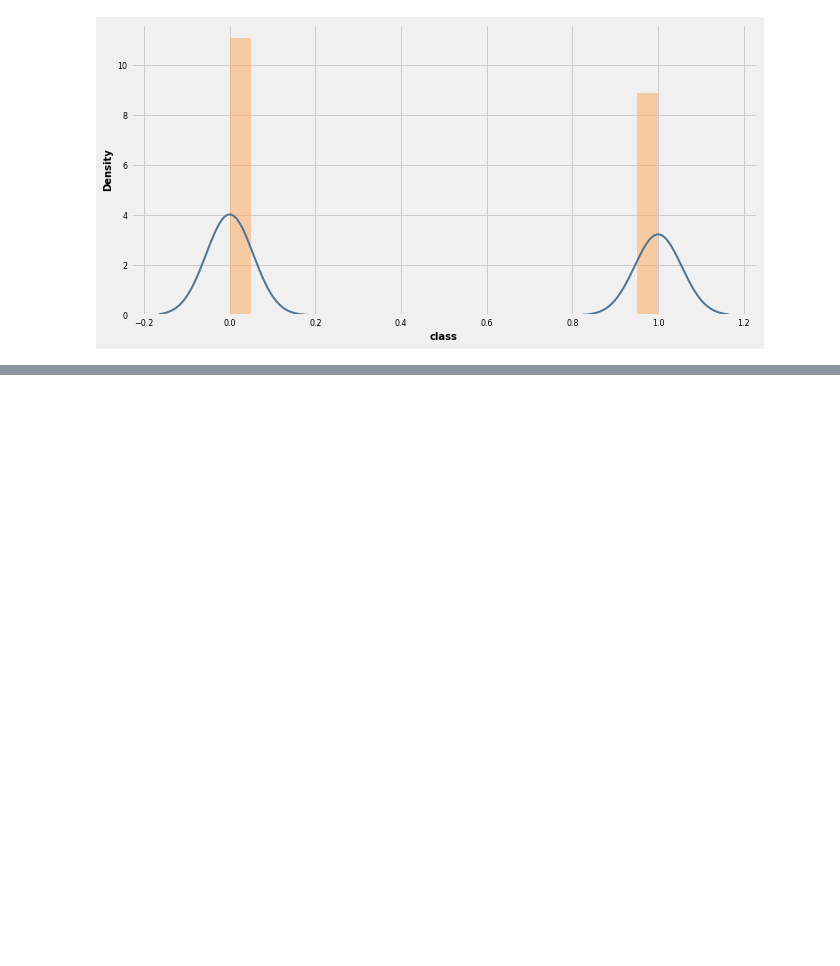
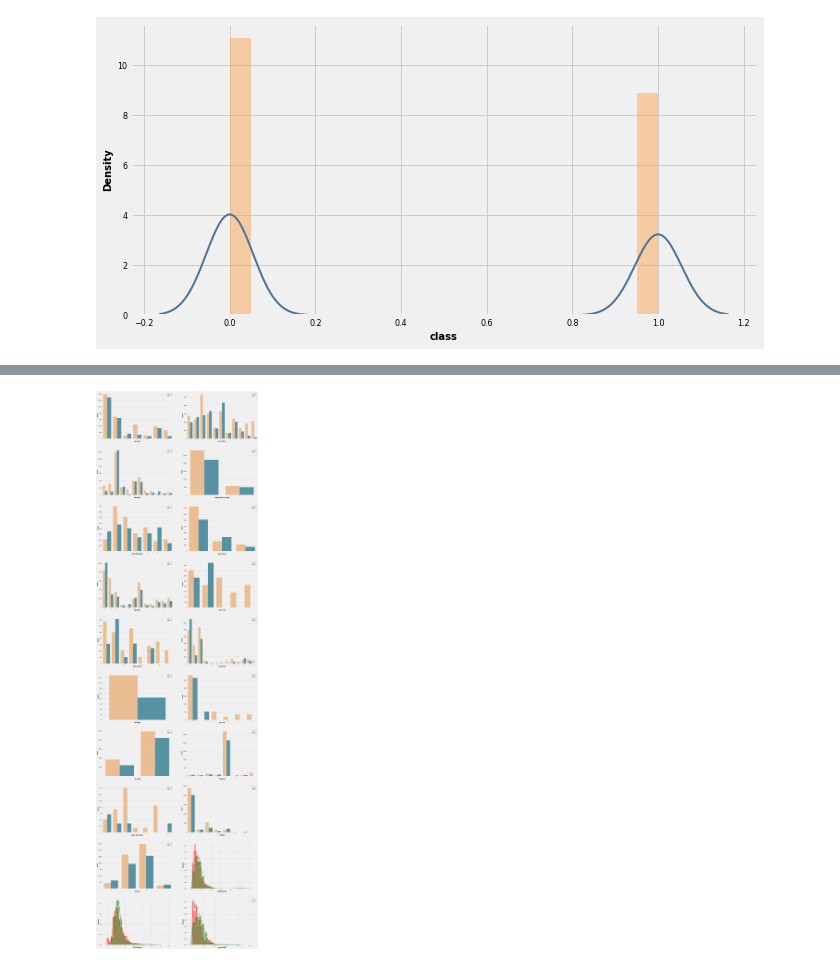
Before and after one commit to msalvati1997/mushrooms_classificator, a Jupyter notebook: mushroom.ipynb, the cells around one changed output, grey strips where cells are left out. Cells and saved outputs as stored; diff of their text form; code cells hidden in the pictures; blank space fills up the shorter version.

```diff
--- a/mushroom.ipynb
+++ b/mushroom.ipynb
@@ -165,0 +161,32 @@ KeyError: ignored
+# %%
+fig = plt.figure(figsize=(20, 100))
+i = 1
+for col in categ:
+    if col != 'class' and col != 'cap-diameter' and col != 'stem-height' and col != 'stem-width'  :
+        fig.add_subplot(13,2,i)
+        g = sns.countplot(x=col, data=df,hue='class', alpha=.7)
+        plt.legend(loc=1)
+        i += 1
+
+# Box plot survived x age
+fig.add_subplot(13,2,18)
+#sns.swarmplot(x="Survived", y="Age", hue="Sex", alpha=.7, data=df)
+sns.distplot(df[df['class']=='p']['cap-diameter'].dropna(), bins = 20, kde_kws={"lw": 2},
+                 hist_kws={"alpha": .4}, label='0', color='red')
+sns.distplot(df[df['class']=='e']['cap-diameter'].dropna(), bins = 20, kde_kws={"lw": 2},
+                 hist_kws={"alpha": .4}, label='1', color='green')
+fig.add_subplot(13,2,19)
+sns.distplot(df[df['class']=='p']['stem-height'].dropna(), bins = 20, kde_kws={"lw": 2},
+                 hist_kws={"alpha": .4}, label='0', color='red')
+sns.distplot(df[df['class']=='e']['stem-height'].dropna(), bins = 20, kde_kws={"lw": 2},
+                 hist_kws={"alpha": .4}, label='1', color='green')
+fig.add_subplot(13,2,20)
+sns.distplot(df[df['class']=='p']['stem-width'].dropna(), bins = 20, kde_kws={"lw": 2},
+                 hist_kws={"alpha": .4}, label='0', color='red')
+sns.distplot(df[df['class']=='e']['stem-width'].dropna(), bins = 20, kde_kws={"lw": 2},
+                 hist_kws={"alpha": .4}, label='1', color='green')
+
+plt.legend()
+plt.show()
+# %% [output]
+[figure, added]
```
Also changed, not shown: parts of 10 cells of this notebook.
